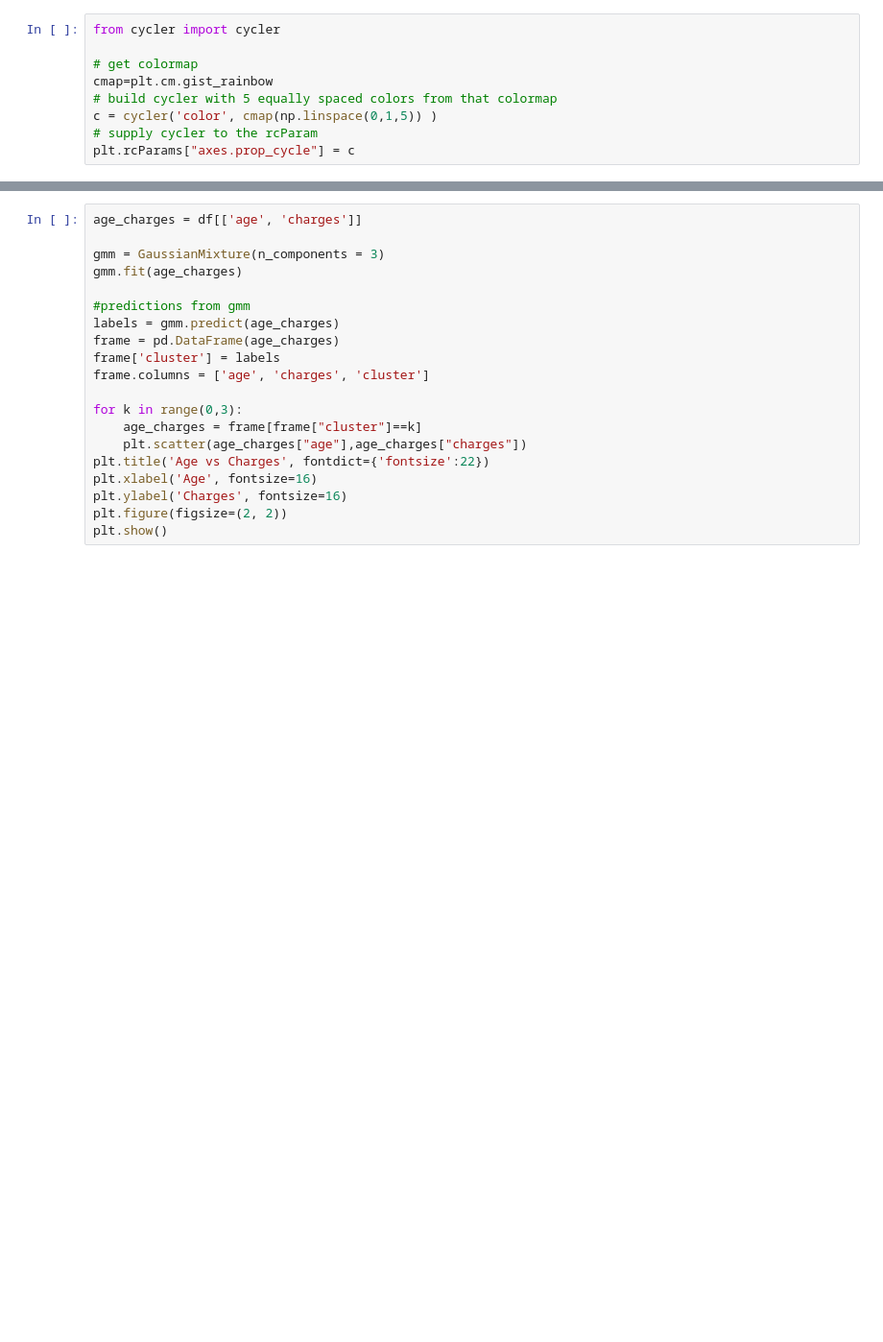
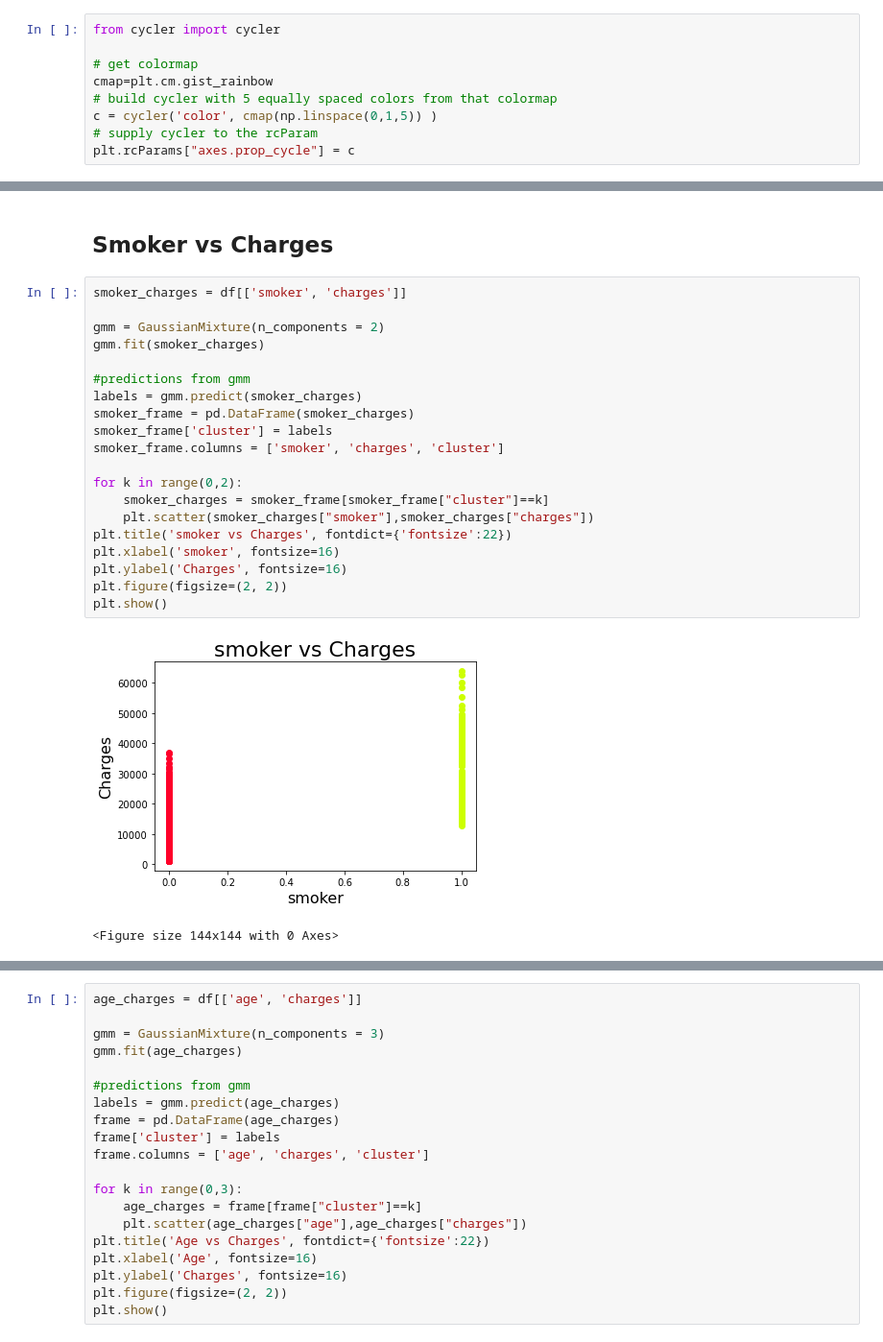
Before and after one commit to Injoker645/Inter-University-Big-Data-Challenge-2022, a Jupyter notebook: Inusrance Groups Clusters.ipynb, the cells around one changed output, grey strips where cells are left out. Shown: that part at 96% size. Drawn from its saved outputs; the diff is of its cells as text; blank space fills up the shorter version.

```diff
--- a/Inusrance Groups Clusters.ipynb
+++ b/Inusrance Groups Clusters.ipynb
@@ -66,0 +86,25 @@ plt.rcParams["axes.prop_cycle"] = c
+# %% [markdown]
+## Smoker vs Charges
+# %%
+smoker_charges = df[['smoker', 'charges']]
+
+gmm = GaussianMixture(n_components = 2)
+gmm.fit(smoker_charges)
+
+#predictions from gmm
+labels = gmm.predict(smoker_charges)
+smoker_frame = pd.DataFrame(smoker_charges)
+smoker_frame['cluster'] = labels
+smoker_frame.columns = ['smoker', 'charges', 'cluster']
+
+for k in range(0,2):
+    smoker_charges = smoker_frame[smoker_frame["cluster"]==k]
+    plt.scatter(smoker_charges["smoker"],smoker_charges["charges"])
+plt.title('smoker vs Charges', fontdict={'fontsize':22})
+plt.xlabel('smoker', fontsize=16)
+plt.ylabel('Charges', fontsize=16)
+plt.figure(figsize=(2, 2))
+plt.show()
+# %% [output]
+[figure, added]
+<Figure size 144x144 with 0 Axes>
```
Also changed, not shown: parts of 31 cells of this notebook.
